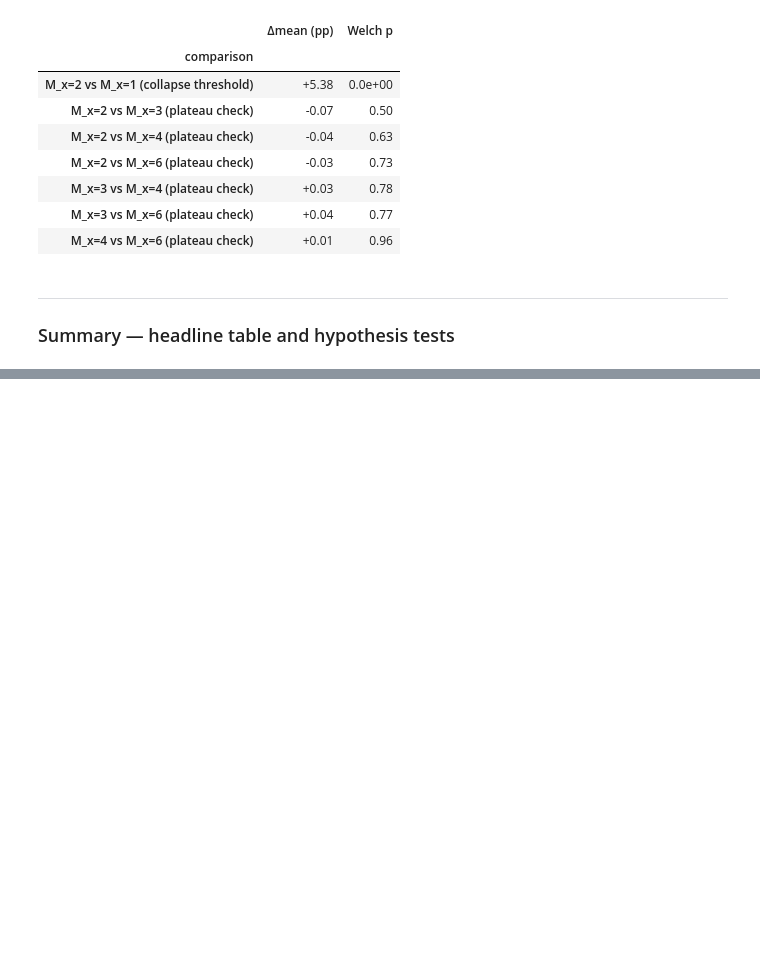
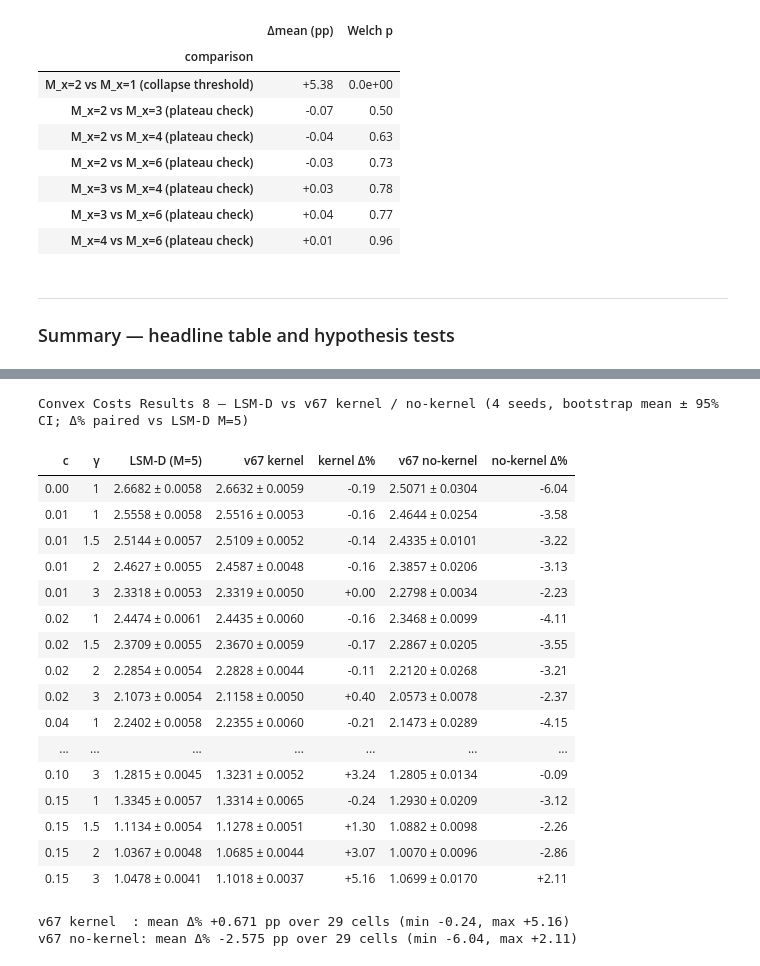
Before and after one commit to ithakis/DRL-Swing-Options, a Jupyter notebook: Jupyter Notebooks/3: Validation 3: Semi-Analytical Kernel & RL Pricer.ipynb, the cells around one changed output, grey strips where cells are left out. Saved outputs shown, nothing was run; the diff lists cells and outputs as text; code cells hidden in the pictures; blank space fills up the shorter version.

```diff
--- a/Jupyter Notebooks/3: Validation 3: Semi-Analytical Kernel & RL Pricer.ipynb
+++ b/Jupyter Notebooks/3: Validation 3: Semi-Analytical Kernel & RL Pricer.ipynb
@@ -917,0 +643,45 @@ else:
+# %%
+R8 = pd.read_csv(D.parent / "Convex Costs Results 8.csv")
+
+def pm(m, e):
+    return m.map("{:.4f}".format) + " ± " + e.map("{:.4f}".format)
+
+disp = pd.DataFrame({
+    "c": R8.c, "γ": R8.gamma,
+    "LSM-D (M=5)": pm(R8.LSM_mean, R8.LSM_CI95),
+    "v67 kernel": pm(R8.KernelOn_mean, R8.KernelOn_CI95),
+    "kernel Δ%": R8.KernelOn_Delta_pct,
+    "v67 no-kernel": pm(R8.KernelOff_mean, R8.KernelOff_CI95),
+    "no-kernel Δ%": R8.KernelOff_Delta_pct,
+})
+V = float(disp[["kernel Δ%", "no-kernel Δ%"]].abs().max().max())
+display(disp.style.hide(axis="index")
+        .background_gradient(cmap="RdYlGn", subset=["kernel Δ%", "no-kernel Δ%"], vmin=-V, vmax=V)
+        .format({"c": "{:.2f}", "γ": "{:g}", "kernel Δ%": "{:+.2f}", "no-kernel Δ%": "{:+.2f}"})
+        .set_caption("Convex Costs Results 8 — LSM-D vs v67 kernel / no-kernel "
+                     "(4 seeds, bootstrap mean ± 95% CI; Δ% paired vs LSM-D M=5)"))
+print(f"v67 kernel  : mean Δ% {R8.KernelOn_Delta_pct.mean():+.3f} pp over {len(R8)} cells "
+      f"(min {R8.KernelOn_Delta_pct.min():+.2f}, max {R8.KernelOn_Delta_pct.max():+.2f})")
+print(f"v67 no-kernel: mean Δ% {R8.KernelOff_Delta_pct.mean():+.3f} pp over {len(R8)} cells "
+      f"(min {R8.KernelOff_Delta_pct.min():+.2f}, max {R8.KernelOff_Delta_pct.max():+.2f})")
+# %% [output]
+Convex Costs Results 8 — LSM-D vs v67 kernel / no-kernel (4 seeds, bootstrap mean ± 95% CI; Δ% paired vs LSM-D M=5)
+| c | γ | LSM-D (M=5) | v67 kernel | kernel Δ% | v67 no-kernel | no-kernel Δ% |
+| 0.00 | 1 | 2.6682 ± 0.0058 | 2.6632 ± 0.0059 | -0.19 | 2.5071 ± 0.0304 | -6.04 |
+| 0.01 | 1 | 2.5558 ± 0.0058 | 2.5516 ± 0.0053 | -0.16 | 2.4644 ± 0.0254 | -3.58 |
+| 0.01 | 1.5 | 2.5144 ± 0.0057 | 2.5109 ± 0.0052 | -0.14 | 2.4335 ± 0.0101 | -3.22 |
+| 0.01 | 2 | 2.4627 ± 0.0055 | 2.4587 ± 0.0048 | -0.16 | 2.3857 ± 0.0206 | -3.13 |
+| 0.01 | 3 | 2.3318 ± 0.0053 | 2.3319 ± 0.0050 | +0.00 | 2.2798 ± 0.0034 | -2.23 |
+| 0.02 | 1 | 2.4474 ± 0.0061 | 2.4435 ± 0.0060 | -0.16 | 2.3468 ± 0.0099 | -4.11 |
+| 0.02 | 1.5 | 2.3709 ± 0.0055 | 2.3670 ± 0.0059 | -0.17 | 2.2867 ± 0.0205 | -3.55 |
+| 0.02 | 2 | 2.2854 ± 0.0054 | 2.2828 ± 0.0044 | -0.11 | 2.2120 ± 0.0268 | -3.21 |
+| 0.02 | 3 | 2.1073 ± 0.0054 | 2.1158 ± 0.0050 | +0.40 | 2.0573 ± 0.0078 | -2.37 |
+| 0.04 | 1 | 2.2402 ± 0.0058 | 2.2355 ± 0.0060 | -0.21 | 2.1473 ± 0.0289 | -4.15 |
+| ... | ... | ... | ... | ... | ... | ... |
+| 0.10 | 3 | 1.2815 ± 0.0045 | 1.3231 ± 0.0052 | +3.24 | 1.2805 ± 0.0134 | -0.09 |
+| 0.15 | 1 | 1.3345 ± 0.0057 | 1.3314 ± 0.0065 | -0.24 | 1.2930 ± 0.0209 | -3.12 |
+| 0.15 | 1.5 | 1.1134 ± 0.0054 | 1.1278 ± 0.0051 | +1.30 | 1.0882 ± 0.0098 | -2.26 |
+| 0.15 | 2 | 1.0367 ± 0.0048 | 1.0685 ± 0.0044 | +3.07 | 1.0070 ± 0.0096 | -2.86 |
+| 0.15 | 3 | 1.0478 ± 0.0041 | 1.1018 ± 0.0037 | +5.16 | 1.0699 ± 0.0170 | +2.11 |
+v67 kernel  : mean Δ% +0.671 pp over 29 cells (min -0.24, max +5.16)
+v67 no-kernel: mean Δ% -2.575 pp over 29 cells (min -6.04, max +2.11)
```
Also changed, not shown: parts of 19 cells of this notebook, 32 other files.
